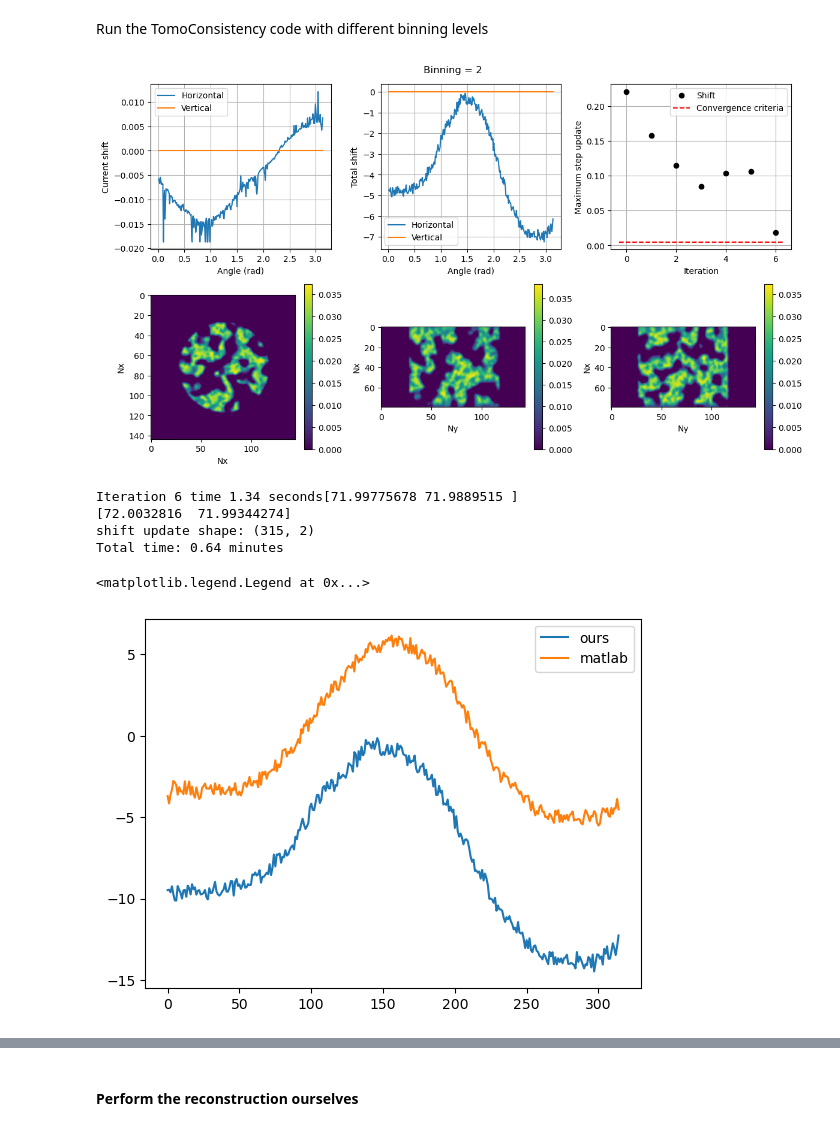
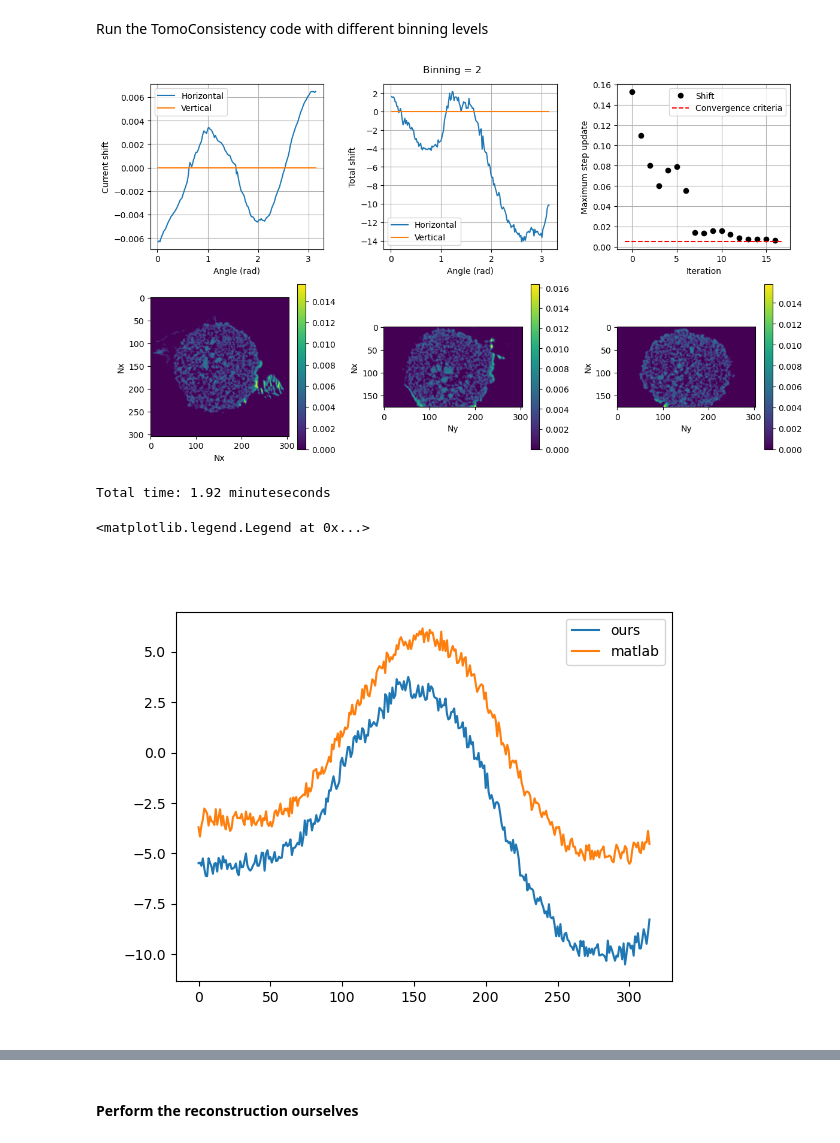
Before and after one commit to TomographicImaging/PtychographyAlignment, a Jupyter notebook: applications/alignment_pipeline-wip.ipynb, the cells around one changed output, grey strips where cells are left out. Cells and saved outputs as stored; diff of their text form; code cells hidden in the pictures.

```diff
--- a/applications/alignment_pipeline-wip.ipynb
+++ b/applications/alignment_pipeline-wip.ipynb
@@ -14,14 +16,15 @@ TomoPy links to compiled components which are installed separately and loaded us
 No module named 'recast_tomo'
 # %% [markdown]
 #### Load data
+# %%
+# folder = '/mnt/share/ALC_ptychography_alignment/Experimental/connor_wright'
+folder = '/dls/i13-1/data/2025/cm40629-5/processing/ptycho-tomo_alignment/i14_example_dataset/'
+# folder = '/dls/i13-1/data/2025/cm40629-5/processing/ptycho-tomo_alignment/example_dataset/'
+# folder = '/dls_sw/i13-1/scripts/cSAXS_matlab_tomo_shared/'
+file = folder + '/scan_275019_275199_tomo_complex.nxs'#'example_data.mat' #'/example_data.h5' #
 # %%
-# folder = '/mnt/share/ALC_ptychography_alignment/Experimental/connor_wright'
-# folder = '/dls/i13-1/data/2025/cm40629-5/processing/ptycho-tomo_alignment/i14_example_dataset/'
-folder = '/dls/i13-1/data/2025/cm40629-5/processing/ptycho-tomo_alignment/example_dataset/'
-# folder = '/dls_sw/i13-1/scripts/cSAXS_matlab_tomo_shared/'
-file = folder + 'example_data.mat' #'/example_data.h5' #'/scan_275019_275199_tomo_complex.nxs'
-# img, theta, _ = utils.io_tools.load_data(file, data_key= '/entry1/instrument/detector/data',
-#                                          angle_key = '/entry1/sample/rotation_angle')
-img, theta, _ = utils.io_tools.load_data(file, data_key='stack_object', angle_key = 'theta')
-# img = img.transpose((1,2,0)) # transpose to shape [Ny, Nx, Nangles]
+img, theta, _ = utils.io_tools.load_data(file, data_key= '/entry1/instrument/detector/data',
+                                         angle_key = '/entry1/sample/rotation_angle')
+# img, theta, _ = utils.io_tools.load_data(file, data_key='stack_object', angle_key = 'theta')
+img = img.transpose((1,2,0)) # transpose to shape [Ny, Nx, Nangles]
 # %% [output]
@@ -41,9 +45,9 @@ utils.display_tools.plot_3axes(np.real(img), array_name='', data_order=['Ny', 'N
 Next choose a range to crop in vertical (Ny) and horizontal (Nx)
 # %%
 [Ny, Nx, Nangles] = img.shape
-Ny_start = 25 #83 #
+Ny_start = 83 #25 #
 Ny_stop = Ny-Ny_start
-Nx_start = 25 #66 #
+Nx_start = 66 #25 #
 Nx_stop = Nx-Nx_start
 
 object_ROI = [np.ceil(np.arange(Ny_start,Ny_stop)), np.ceil(np.arange(Nx_start,Nx_stop))]
@@ -188,0 +216,8 @@ utils.display_tools.plot_3axes(img[:,:,theta_order].real, 'Shifted image', ['Ny'
+# %%
+print("Find x-centre of sample at 0 deg (Image 1) and 180 deg (Image 2), and write it down below.")
+xcentre1 = float(input("Enter x value for image 1: "))
+xcentre2 = float(input("Enter x value for image 2: "))
+
+cor_offset = (xcentre1 + (xcentre2 - xcentre1)/2) - img.shape[1]//2
+
+img = np.roll(img, -int(cor_offset), axis=1)
@@ -242,37 +292,36 @@ Run the TomoConsistency code with different binning levels
 # %%
 import time
 t0 = time.time()
 
 # Loop over different binning levels
-bin_levels = [ 4, 2]
+bin_levels = [8, 4, 2]
 
 shift_tomoconsistency = np.zeros((Nangles,2))
 for binning in bin_levels:
 
     # Apply ROI and binning
     sinogram = utils.shift_tools.imshift_generic(img_grad, shift=np.zeros((Nangles,2)), Npix = None, affine_matrix = None, smooth = 5,
                                         ROI = ROI, downsample = binning, interp_method = 'fft', interp_sign = 1)
 
 
     weights_find_shift = np.maximum(0,1-convolution_result)
     weights_find_shift = utils.shift_tools.imshift_generic(weights_find_shift, shift=np.zeros((Nangles,2)), Npix = None, affine_matrix = None, smooth = 0,
                                         ROI = ROI, downsample = binning, interp_method = 'linear', interp_sign = 1)
 
     shift_tomoconsistency, _, rec, _ = aligner.run_alignment(sinogram, theta[theta_order], weights_find_shift, shift_tomoconsistency, binning)
 
 print(f'\rTotal time: {(time.time() - t0)/60:.2f} minutes')
 # %% [output]
-[figure, old version]
+[figure, new version]
-Iteration 6 time 1.34 seconds[71.99775678 71.9889515 ]
-[72.0032816  71.99344274]
-shift update shape: (315, 2)
-Total time: 0.64 minutes
+Total time: 1.92 minuteseconds
 # %%
 help_shift_total[:,0] = help_shift_total[:,0] + shift_tomoconsistency[inv_order,0] # only apply horizontal
 # shift_total = shift_total + shift_tomoconsistency # apply both
 # %%
 tomocon_matlab = np.loadtxt('/dls/i13-1/data/2025/cm40629-5/processing/ptycho-tomo_alignment/example_dataset/tomoconsistency_shift.csv',
                         delimiter = ',')
+# tomocon_matlab = np.loadtxt('/dls/i13-1/data/2025/cm40629-5/processing/ptycho-tomo_alignment/i14_example_dataset/i14_tomoconsistency_shift.csv',
+#                             delimiter = ',')
 
 tomocon_shifts_matlab = tomocon_matlab[ind_sort.astype(int)-1,0]
 
@@ -282,4 +331,4 @@ plt.plot(tomocon_shifts_matlab)
 plt.legend(['ours', 'matlab'])
 # %% [output]
 <matplotlib.legend.Legend at 0x...>
-[figure, old version]
+[figure, new version]
```
Also changed, not shown: parts of 26 cells of this notebook, 3 other files.
